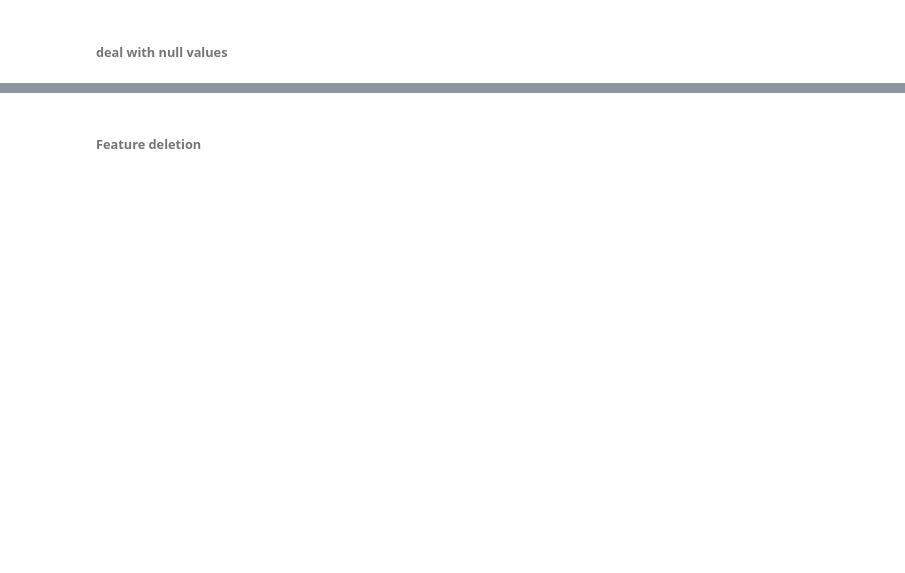
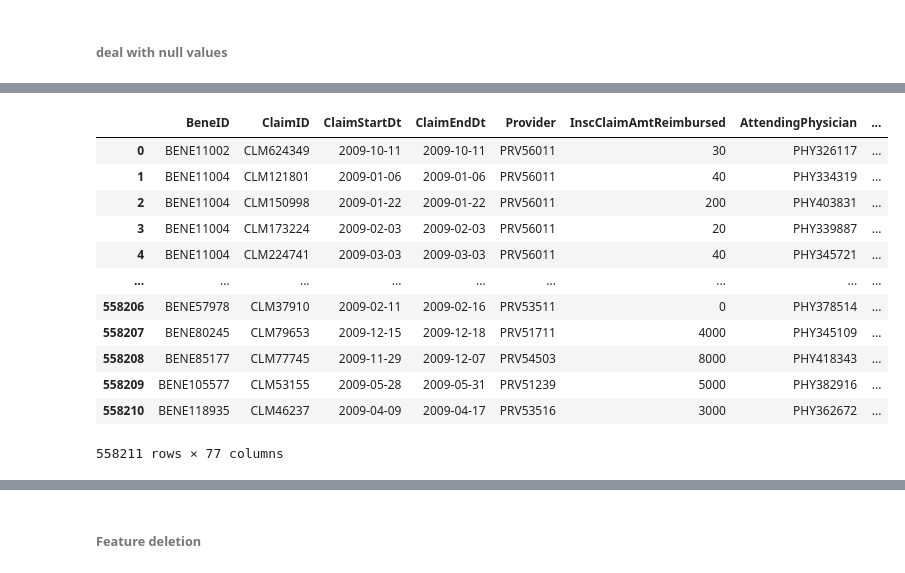
Before and after one commit to yingliu1206/Fraud-detection-In-Health-Care, a Jupyter notebook: code.ipynb, the cells around one changed output, grey strips where cells are left out. Saved outputs shown, nothing was run; the diff lists cells and outputs as text; code cells hidden in the pictures; blank space fills up the shorter version.

```diff
--- a/code.ipynb
+++ b/code.ipynb
@@ -514,0 +615,16 @@ df2.DiagnosisCode.value_counts().head(5).plot(kind = 'bar' , title ='Top 5 sucpi
+# %%
+# method 1: apply one-hot encoding on all proc code and dx code(don't consider the seq)
+
+procedure_col = ['ClmProcedureCode_1', 'ClmProcedureCode_2', 'ClmProcedureCode_3', 'ClmProcedureCode_4', 'ClmProcedureCode_5', 'ClmProcedureCode_6']
+
+# Step 1: Extract procedure codes from specified columns
+procedure_codes = df[procedure_col]
+
+# Step 2: Concatenate the procedure codes into a single DataFrame
+procedure_codes_concat = pd.concat([procedure_codes[col] for col in procedure_col], axis=0, ignore_index=True)
+
+# Step 3: One-hot encode the procedure codes
+procedure_codes_encoded = pd.get_dummies(procedure_codes_concat, prefix='Procedure')
+procedure_codes_encoded
+
+# It will cause sparse data.
@@ -514,0 +645,56 @@ df2.DiagnosisCode.value_counts().head(5).plot(kind = 'bar' , title ='Top 5 sucpi
+# %%
+# method 2: encode top 5 proc code and dx code only
+def encoded_cat(dataset, feature_to_encode='',col_list=[]):
+    """This function returns top 5 cat column useful in determining potential fraud"""
+    outer_list =[]
+    for col in col_list:
+        list_1 = list()
+
+        for item in list(dataset[col]):
+            if str(item) == str(feature_to_encode):
+                list_1.append(1)
+            else:
+                list_1.append(0)
+
+        outer_list.append(list_1)
+
+    li_sum = np.array([0]*558211)
+
+    for i in range(0,len(outer_list)):
+        li1 = np.array(outer_list[i])
+        li_sum = li_sum + li1
+
+    return li_sum
+
+
+#encode top 5 procedure
+# 4019.0, 2724.0, 9904.0, 8154.0, 66.0
+df['pr_4019'] = encoded_cat(df,'4019.0',procedure_col)
+df['pr_2724'] = encoded_cat(df,'2724.0',procedure_col)
+df['pr_9904'] = encoded_cat(df,'9904.0',procedure_col)
+df['pr_8154'] = encoded_cat(df,'8154.0',procedure_col)
+df['pr_66'] =   encoded_cat(df,'66.0',procedure_col)
+
+#encode top 5 diagnosis
+#4019,25000,2724,V5869,42731
+df['di_4019'] = encoded_cat(df,'4019',diagnosis_col)
+df['di_25000'] = encoded_cat(df,'25000',diagnosis_col)
+df['di_2724'] = encoded_cat(df,'2724',diagnosis_col)
+df['di_V5869'] = encoded_cat(df,'V5869',diagnosis_col)
+df['di_42731'] =   encoded_cat(df,'42731',diagnosis_col)
+
+df
+# %% [output]
+|  | BeneID | ClaimID | ClaimStartDt | ClaimEndDt | Provider | InscClaimAmtReimbursed | AttendingPhysician | ... |
+| 0 | BENE11002 | CLM624349 | 2009-10-11 | 2009-10-11 | PRV56011 | 30 | PHY326117 | ... |
+| 1 | BENE11004 | CLM121801 | 2009-01-06 | 2009-01-06 | PRV56011 | 40 | PHY334319 | ... |
+| 2 | BENE11004 | CLM150998 | 2009-01-22 | 2009-01-22 | PRV56011 | 200 | PHY403831 | ... |
+| 3 | BENE11004 | CLM173224 | 2009-02-03 | 2009-02-03 | PRV56011 | 20 | PHY339887 | ... |
+| 4 | BENE11004 | CLM224741 | 2009-03-03 | 2009-03-03 | PRV56011 | 40 | PHY345721 | ... |
+| ... | ... | ... | ... | ... | ... | ... | ... | ... |
+| 558206 | BENE57978 | CLM37910 | 2009-02-11 | 2009-02-16 | PRV53511 | 0 | PHY378514 | ... |
+| 558207 | BENE80245 | CLM79653 | 2009-12-15 | 2009-12-18 | PRV51711 | 4000 | PHY345109 | ... |
+| 558208 | BENE85177 | CLM77745 | 2009-11-29 | 2009-12-07 | PRV54503 | 8000 | PHY418343 | ... |
+| 558209 | BENE105577 | CLM53155 | 2009-05-28 | 2009-05-31 | PRV51239 | 5000 | PHY382916 | ... |
+| 558210 | BENE118935 | CLM46237 | 2009-04-09 | 2009-04-17 | PRV53516 | 3000 | PHY362672 | ... |
+558211 rows × 77 columns
```
Also changed, not shown: parts of 32 cells of this notebook.
